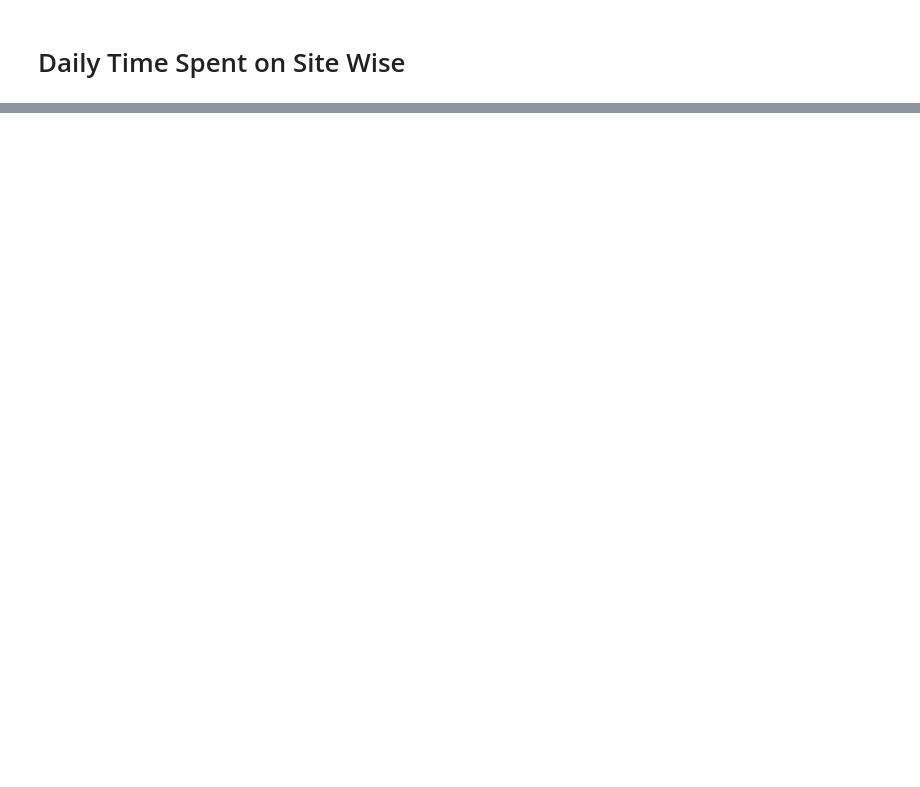
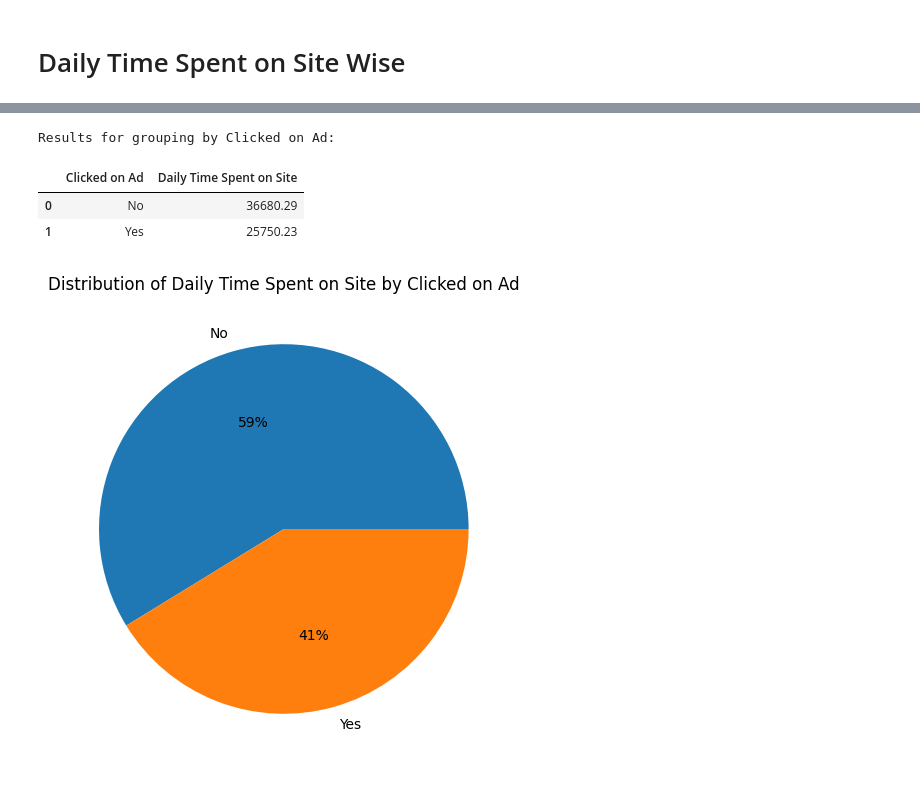
Before and after one commit to Beyoojn/predictclickads, a Jupyter notebook: advertisement.ipynb, the cells around one changed output, grey strips where cells are left out. Saved outputs shown, nothing was run; the diff lists cells and outputs as text; code cells hidden in the pictures; blank space fills up the shorter version.

```diff
--- a/advertisement.ipynb
+++ b/advertisement.ipynb
@@ -253,0 +230,8 @@ Results for grouping by timestamp:
+# %%
+pie_plot(['Clicked on Ad'])
+# %% [output]
+Results for grouping by Clicked on Ad:
+|  | Clicked on Ad | Daily Time Spent on Site |
+| 0 | No | 36680.29 |
+| 1 | Yes | 25750.23 |
+[figure, added]
```
Also changed, not shown: parts of 12 cells of this notebook.
